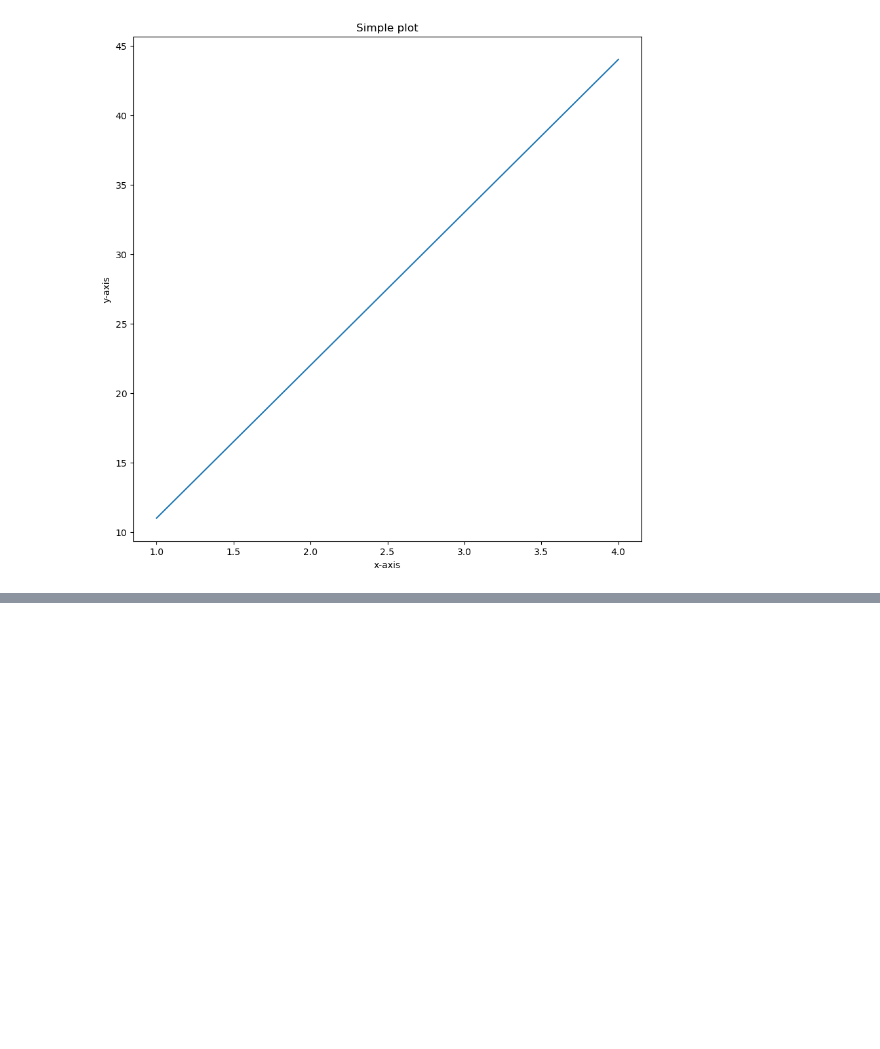
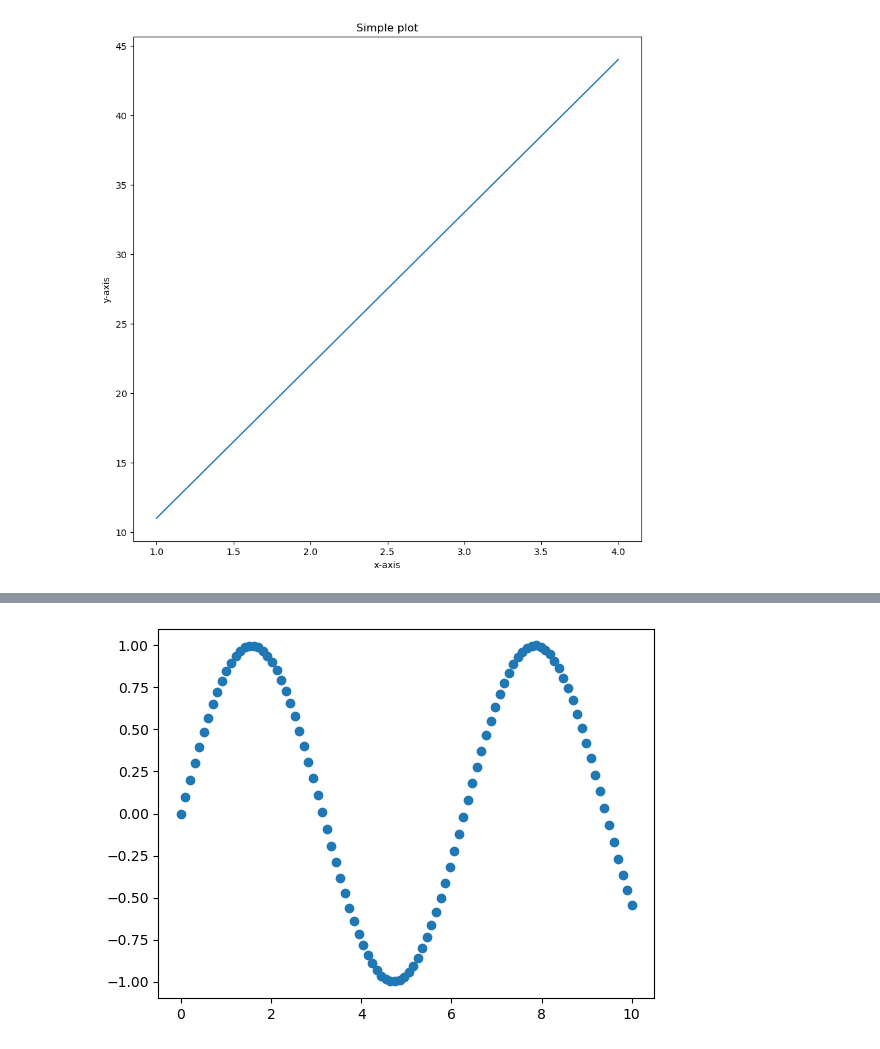
Before and after one commit to nacho481/capstone_project, a Jupyter notebook: sample_project1/Matplotlib/Matplotlib.ipynb, the cells around one changed output, grey strips where cells are left out. Saved outputs shown, nothing was run; the diff lists cells and outputs as text; code cells hidden in the pictures; blank space fills up the shorter version.

```diff
--- a/sample_project1/Matplotlib/Matplotlib.ipynb
+++ b/sample_project1/Matplotlib/Matplotlib.ipynb
@@ -115,0 +159,9 @@ ax2.set(title="2nd graph",
+# %%
+# Another scatter plot
+plt.close('all')
+fig, ax = plt.subplots()
+ax.scatter(x, np.sin(x));
+plt.show()
+plt.close('fig')
+# %% [output]
+[figure, added]
```
Also changed, not shown: parts of 4 cells of this notebook.
